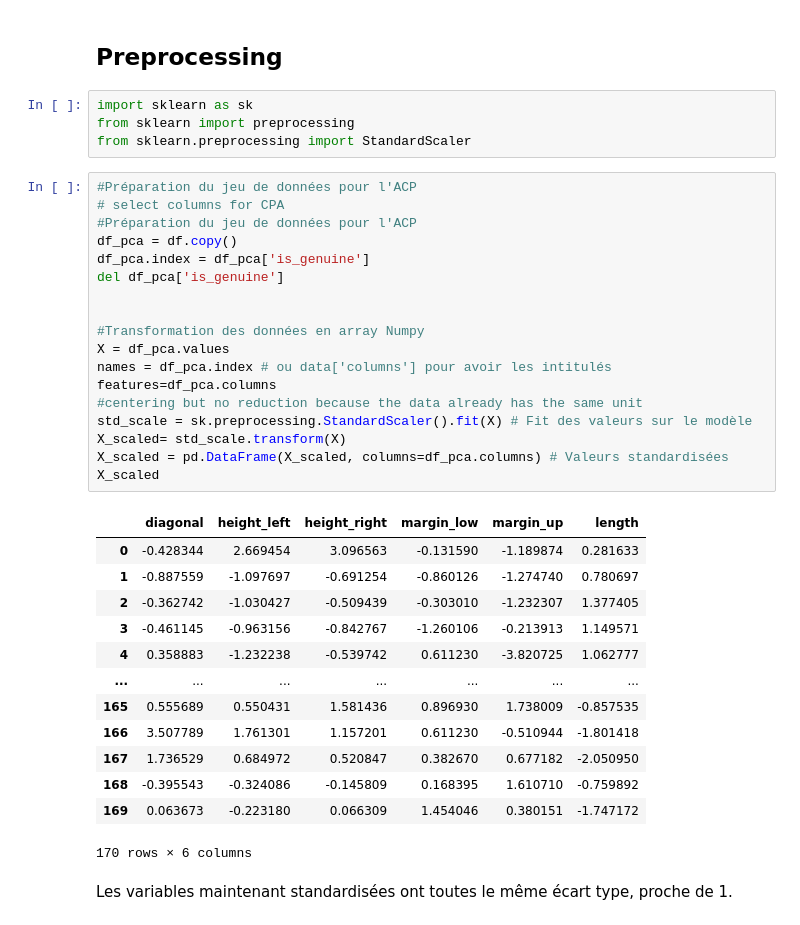
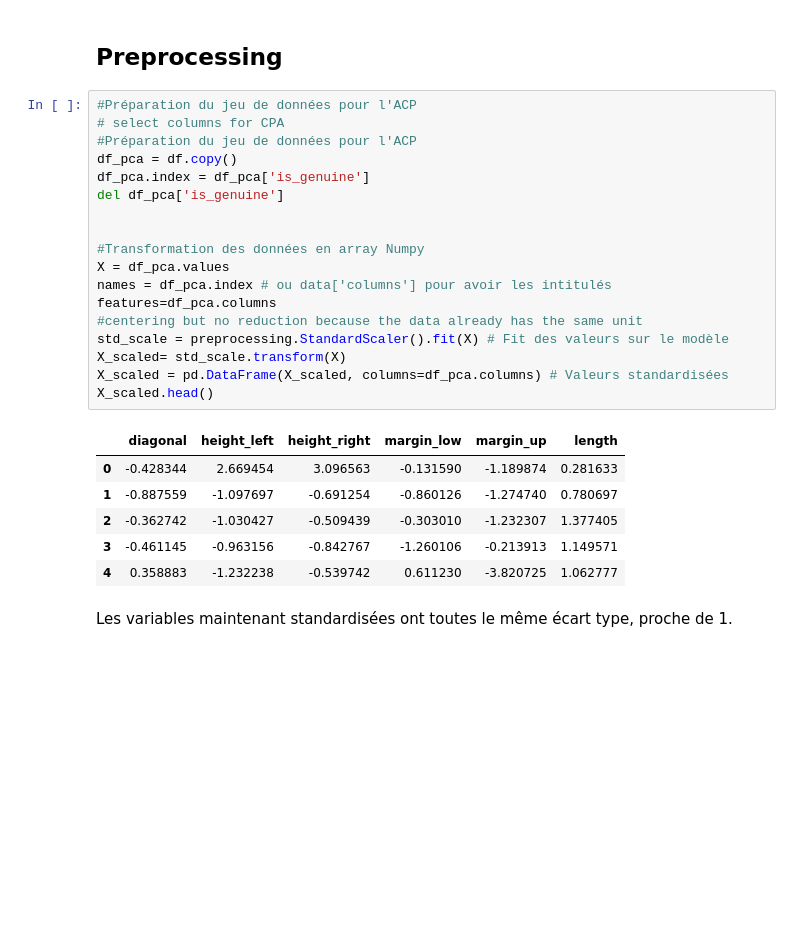
Before and after one commit to ROWAIDAK/P6-D-tectez-des-faux-billets, a Jupyter notebook: P6_01_02_ACP_Kmeans_Détectez_des_faux_billets.ipynb, the cells around one changed output. Drawn from its saved outputs; the diff is of its cells as text; blank space fills up the shorter version.

```diff
--- a/P6_01_02_ACP_Kmeans_Détectez_des_faux_billets.ipynb
+++ b/P6_01_02_ACP_Kmeans_Détectez_des_faux_billets.ipynb
@@ -72,42 +56,31 @@ Standardiser les variables consiste à les centrer autour de 0, puis réduire à
 Pour que la moyenne de chaque variable soit égale à 0, on soustrait à toutes les observations la moyenne de la variable concernée.
 # %% [markdown]
 ## Preprocessing
-# %%
-import sklearn as sk
-from sklearn import preprocessing
-from sklearn.preprocessing import StandardScaler
 # %%
 #Préparation du jeu de données pour l'ACP
 # select columns for CPA
 #Préparation du jeu de données pour l'ACP
 df_pca = df.copy()
 df_pca.index = df_pca['is_genuine']
 del df_pca['is_genuine']
 
 
 #Transformation des données en array Numpy
 X = df_pca.values
 names = df_pca.index # ou data['columns'] pour avoir les intitulés
 features=df_pca.columns
 #centering but no reduction because the data already has the same unit
-std_scale = sk.preprocessing.StandardScaler().fit(X) # Fit des valeurs sur le modèle
+std_scale = preprocessing.StandardScaler().fit(X) # Fit des valeurs sur le modèle
 X_scaled= std_scale.transform(X)
 X_scaled = pd.DataFrame(X_scaled, columns=df_pca.columns) # Valeurs standardisées
-X_scaled
+X_scaled.head()
 # %% [output]
 |  | diagonal | height_left | height_right | margin_low | margin_up | length |
 | 0 | -0.428344 | 2.669454 | 3.096563 | -0.131590 | -1.189874 | 0.281633 |
 | 1 | -0.887559 | -1.097697 | -0.691254 | -0.860126 | -1.274740 | 0.780697 |
 | 2 | -0.362742 | -1.030427 | -0.509439 | -0.303010 | -1.232307 | 1.377405 |
 | 3 | -0.461145 | -0.963156 | -0.842767 | -1.260106 | -0.213913 | 1.149571 |
 | 4 | 0.358883 | -1.232238 | -0.539742 | 0.611230 | -3.820725 | 1.062777 |
-| ... | ... | ... | ... | ... | ... | ... |
-| 165 | 0.555689 | 0.550431 | 1.581436 | 0.896930 | 1.738009 | -0.857535 |
-| 166 | 3.507789 | 1.761301 | 1.157201 | 0.611230 | -0.510944 | -1.801418 |
-| 167 | 1.736529 | 0.684972 | 0.520847 | 0.382670 | 0.677182 | -2.050950 |
-| 168 | -0.395543 | -0.324086 | -0.145809 | 0.168395 | 1.610710 | -0.759892 |
-| 169 | 0.063673 | -0.223180 | 0.066309 | 1.454046 | 0.380151 | -1.747172 |
-170 rows × 6 columns
 # %% [markdown]
 Les variables maintenant standardisées ont toutes le même écart type, proche de 1.
 # %%
```
Also changed, not shown: parts of 25 cells of this notebook.
